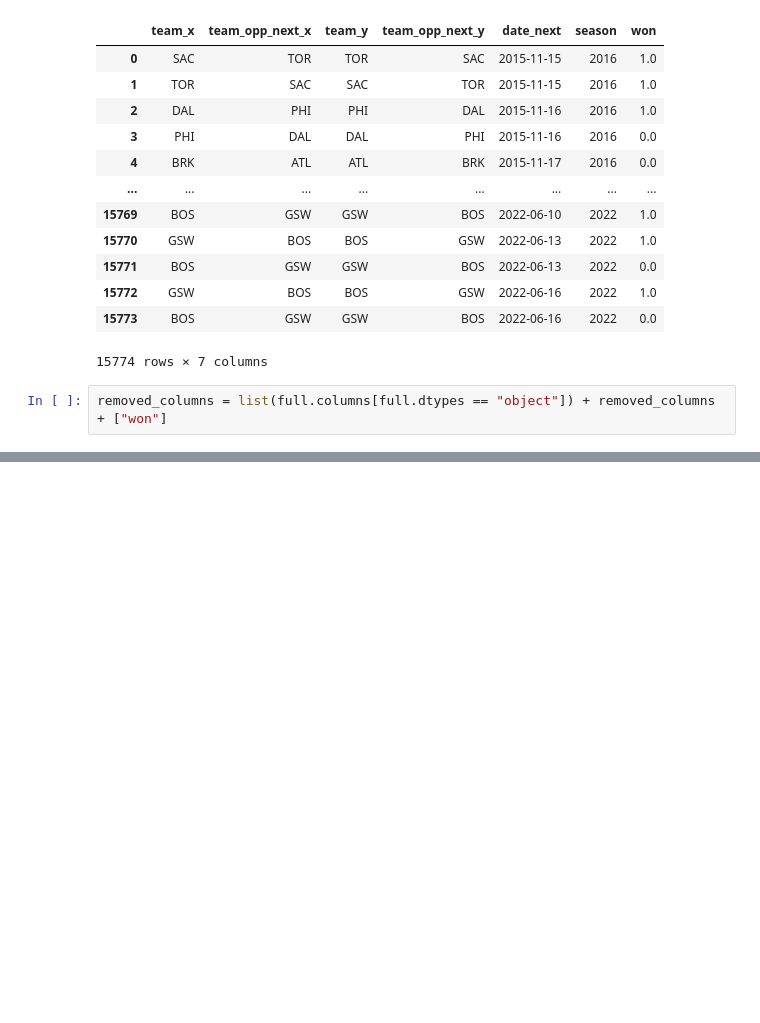
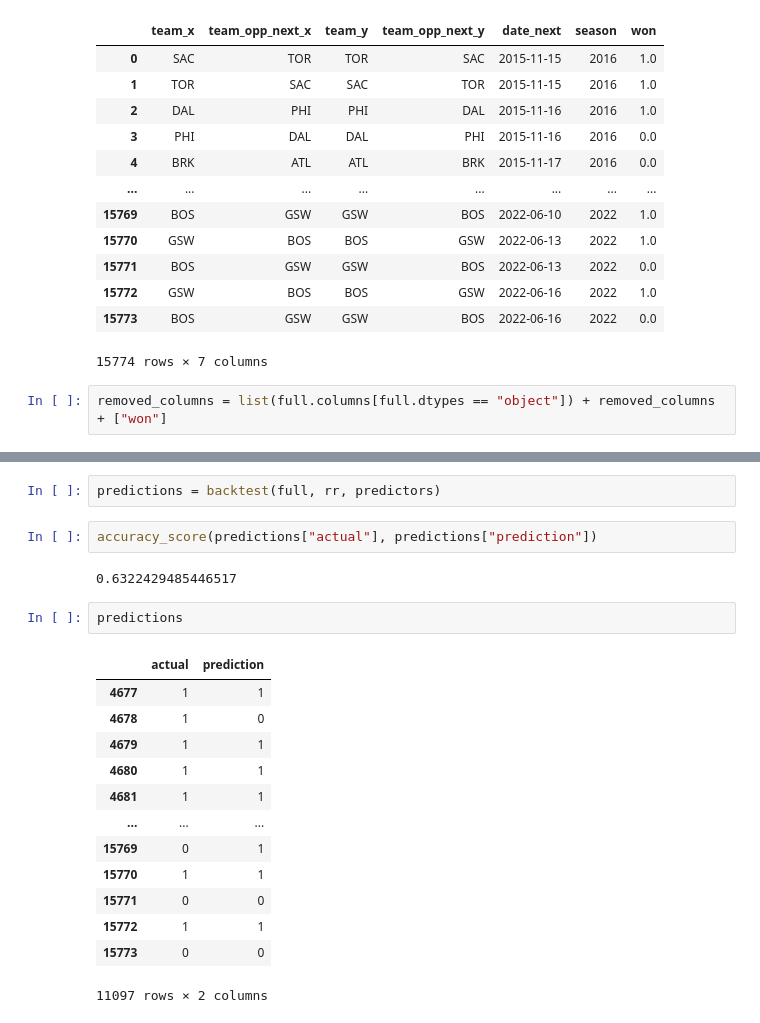
Before and after one commit to Spencer-Green/NBA-Prediction-Model, a Jupyter notebook: predict.ipynb, the cells around one changed output, grey strips where cells are left out. Cells and saved outputs as stored; diff of their text form; blank space fills up the shorter version.

Commit message:
model training completed - updating box-scores

```diff
--- a/predict.ipynb
+++ b/predict.ipynb
@@ -423,0 +418,22 @@ accuracy_score(predictions["actual"], predictions["prediction"])
+# %%
+predictions = backtest(full, rr, predictors)
+# %%
+accuracy_score(predictions["actual"], predictions["prediction"])
+# %% [output]
+0.6322429485446517
+# %%
+predictions
+# %% [output]
+|  | actual | prediction |
+| 4677 | 1 | 1 |
+| 4678 | 1 | 0 |
+| 4679 | 1 | 1 |
+| 4680 | 1 | 1 |
+| 4681 | 1 | 1 |
+| ... | ... | ... |
+| 15769 | 0 | 1 |
+| 15770 | 1 | 1 |
+| 15771 | 0 | 0 |
+| 15772 | 1 | 1 |
+| 15773 | 0 | 0 |
+11097 rows × 2 columns
```
Also changed, not shown: parts of 11 cells of this notebook, 19 other files.
